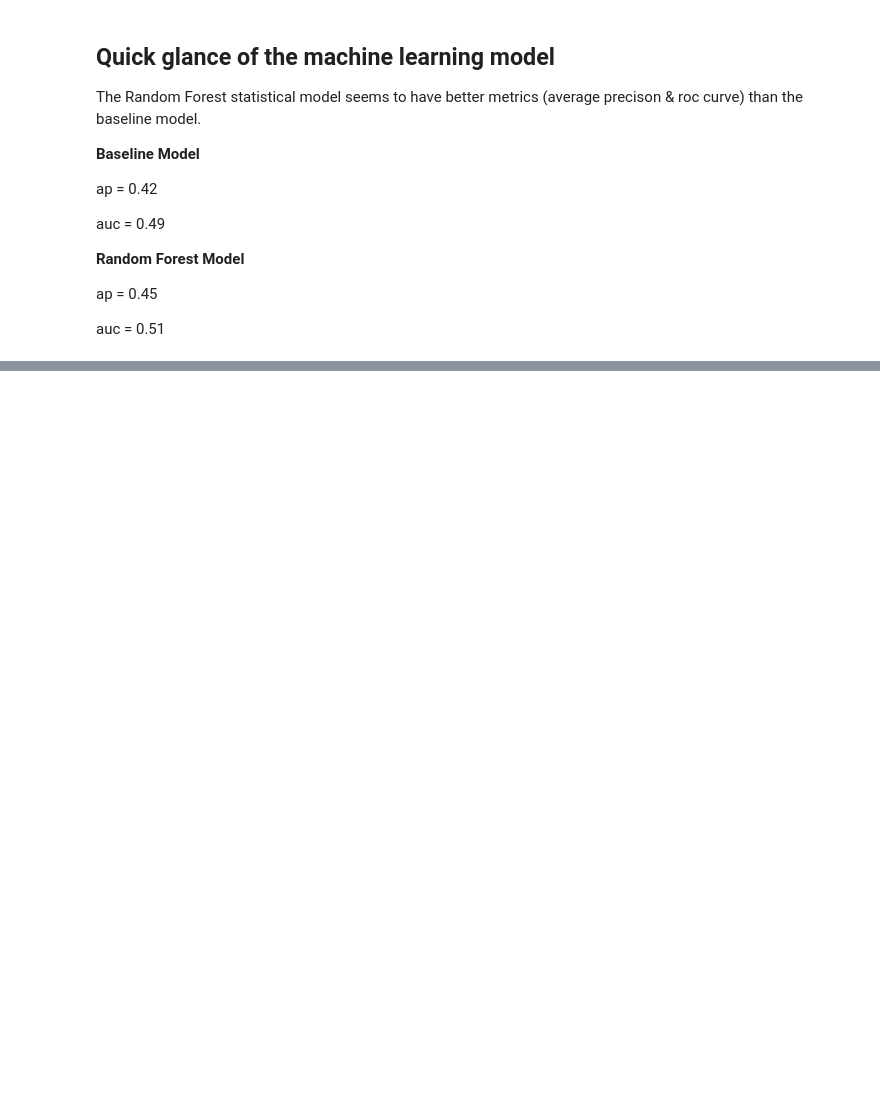
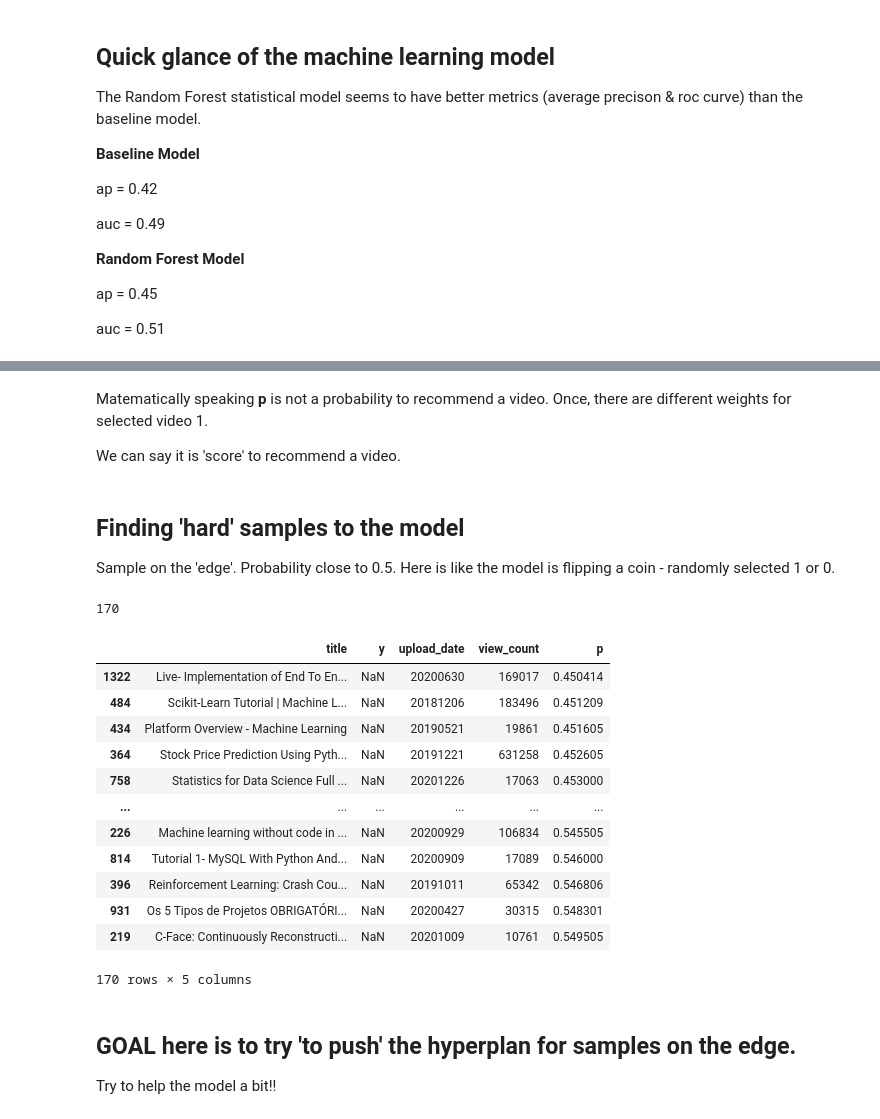
Before and after one commit to danielcdo/End-to-End-ML-Project, a Jupyter notebook: models/model3.ipynb, the cells around one changed output, grey strips where cells are left out. Drawn from its saved outputs; the diff is of its cells as text; code cells hidden in the pictures; blank space fills up the shorter version.

```diff
--- a/models/model3.ipynb
+++ b/models/model3.ipynb
@@ -405,0 +501,4 @@ auc = 0.51
+# %%
+# again: use hstack function to join views and view per day with title bow u --->
+# training dataset
+Xu_wtitle = hstack([features_u, title_bow_u])
@@ -405,0 +514,4 @@ auc = 0.51
+# %%
+#prediction unlabeled videos
+# new column
+pu = clf_rf.predict_proba(Xu_wtitle)[:, 1]   # predicting only 1 - return only 1 here
@@ -405,0 +521,4 @@ auc = 0.51
+# %%
+# prediction calculated for all the unlabel videos using a Random Forest model alreday fiited
+# add the column into df_unlabeled dataframe
+df_unlabeled['p'] = pu
@@ -405,0 +541,36 @@ auc = 0.51
+# %% [markdown]
+Matematically speaking **p** is not a probability to recommend a video. Once, there are different weights for selected video 1.
+
+We can say it is 'score' to recommend a video.
+# %% [markdown]
+## Finding 'hard' samples to the model
+
+Sample on the 'edge'. Probability close to 0.5. Here is like the model is flipping a coin - randomly selected 1 or 0.
+# %%
+mask_u = (df_unlabeled['p'] >= 0.45) & (df_unlabeled['p'] <=0.55)
+mask_u.sum()
+# %% [output]
+170
+# %%
+# model can't tell if Y will be 1 or 0
+# 50/5o here....let's flip a coin to figure out y!!!!
+# model is confused here.....samples on the 'edge'
+df_unlabeled[mask_u].sort_values('p')
+# %% [output]
+|  | title | y | upload_date | view_count | p |
+| 1322 | Live- Implementation of End To En... | NaN | 20200630 | 169017 | 0.450414 |
+| 484 | Scikit-Learn Tutorial | Machine L... | NaN | 20181206 | 183496 | 0.451209 |
+| 434 | Platform Overview - Machine Learning | NaN | 20190521 | 19861 | 0.451605 |
+| 364 | Stock Price Prediction Using Pyth... | NaN | 20191221 | 631258 | 0.452605 |
+| 758 | Statistics for Data Science Full ... | NaN | 20201226 | 17063 | 0.453000 |
+| ... | ... | ... | ... | ... | ... |
+| 226 | Machine learning without code in ... | NaN | 20200929 | 106834 | 0.545505 |
+| 814 | Tutorial 1- MySQL With Python And... | NaN | 20200909 | 17089 | 0.546000 |
+| 396 | Reinforcement Learning: Crash Cou... | NaN | 20191011 | 65342 | 0.546806 |
+| 931 | Os 5 Tipos de Projetos OBRIGATÓRI... | NaN | 20200427 | 30315 | 0.548301 |
+| 219 | C-Face: Continuously Reconstructi... | NaN | 20201009 | 10761 | 0.549505 |
+170 rows × 5 columns
+# %% [markdown]
+## GOAL here is to try 'to push' the hyperplan for samples on the edge.
+
+Try to help the model a bit!!
```
Also changed, not shown: parts of 20 cells of this notebook, 1 other file.
